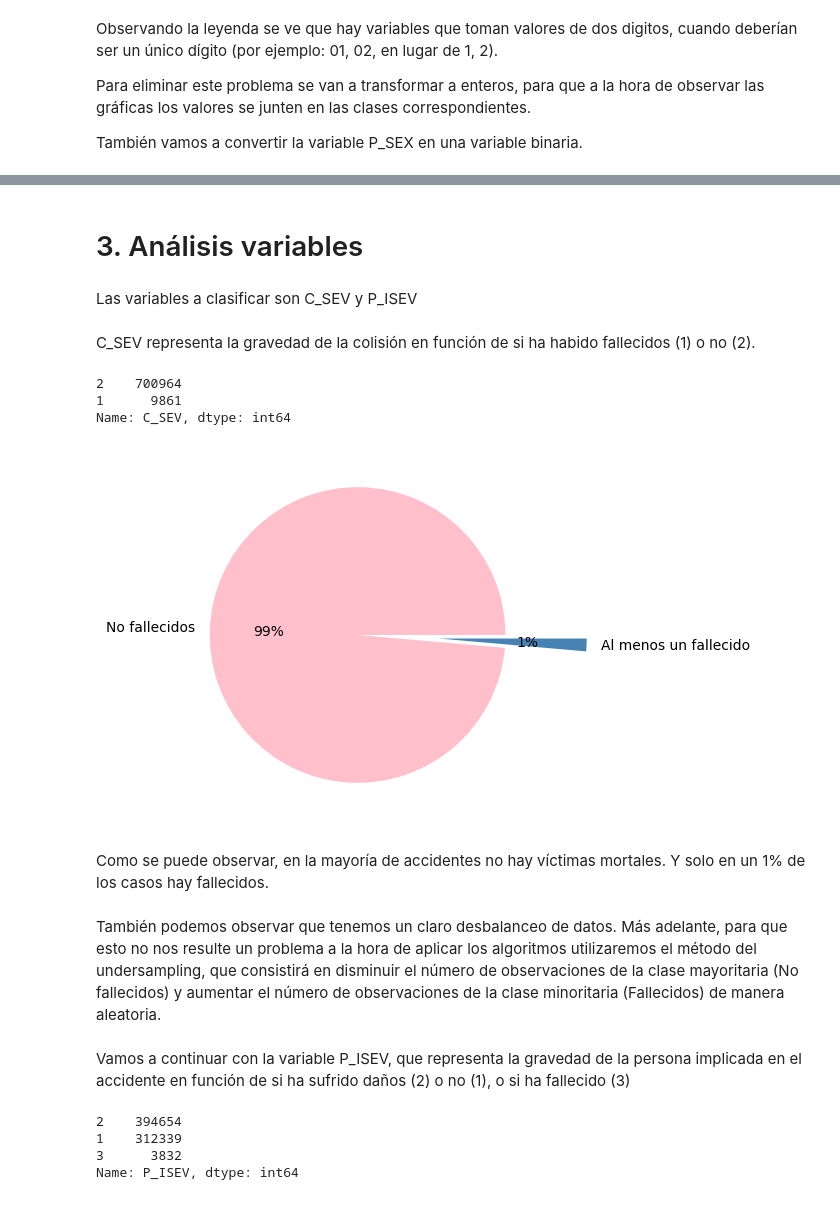
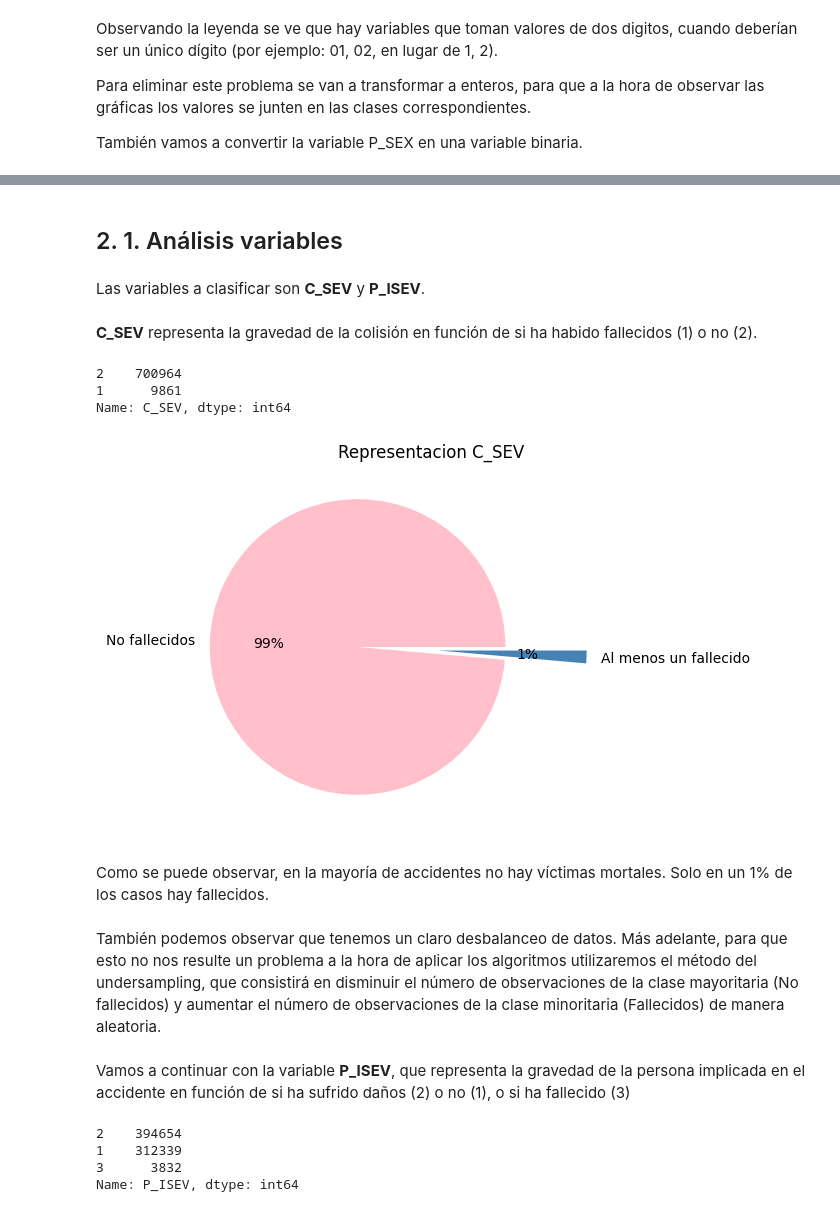
Before and after one commit to SaraCaballeroSan/Proyecto-Accidentes-Canada-Machine-Learning-2023, a Jupyter notebook: mach_final.ipynb, the cells around one changed output, grey strips where cells are left out. Cells and saved outputs as stored; diff of their text form; code cells hidden in the pictures.

```diff
--- a/mach_final.ipynb
+++ b/mach_final.ipynb
@@ -300,11 +349,11 @@ P_SAFE    int64
 P_USER    int64
 dtype: object
 # %% [markdown]
-# 3. Análisis variables
+## 2. 1. Análisis variables
 # %% [markdown]
-Las variables a clasificar son C_SEV y P_ISEV
+Las variables a clasificar son **C_SEV** y **P_ISEV**.
 # %% [markdown]
- C_SEV representa la gravedad de la colisión en función de si ha habido fallecidos (1) o no (2).
+ **C_SEV** representa la gravedad de la colisión en función de si ha habido fallecidos (1) o no (2).
 # %%
 df['C_SEV'].astype('category')
 df['C_SEV'].value_counts()
@@ -315,18 +364,19 @@ Name: C_SEV, dtype: int64
 # %%
 y= (list(df['C_SEV'].value_counts()))
 mylabels=['No fallecidos','Al menos un fallecido']
 colors=['pink','steelblue']
 explode = (0.5, 0.05)
 plt.pie(y,labels=mylabels,autopct='%.0f%%',colors=colors,explode=explode)
+plt.title('Representacion C_SEV')
 plt.show()
 # %% [output]
-[figure, old version]
+[figure, new version]
 # %% [markdown]
-Como se puede observar, en la mayoría de accidentes no hay víctimas mortales. Y solo en un 1% de los casos hay fallecidos.
+Como se puede observar, en la mayoría de accidentes no hay víctimas mortales. Solo en un 1% de los casos hay fallecidos.
 # %% [markdown]
 También podemos observar que tenemos un claro desbalanceo de datos. Más adelante, para que esto no nos resulte un problema a la hora de aplicar los algoritmos utilizaremos el método del undersampling, que consistirá en disminuir el número de observaciones de la clase mayoritaria (No fallecidos) y aumentar el número de observaciones de la clase minoritaria (Fallecidos) de manera aleatoria.
 # %% [markdown]
-Vamos a continuar con la variable P_ISEV, que representa la gravedad de la persona implicada en el accidente en función de si ha sufrido daños (2) o no (1), o si ha fallecido (3)
+Vamos a continuar con la variable **P_ISEV**, que representa la gravedad de la persona implicada en el accidente en función de si ha sufrido daños (2) o no (1), o si ha fallecido (3)
 # %%
 df['P_ISEV'].astype('category')
 df['P_ISEV'].value_counts()
```
Also changed, not shown: parts of 200 cells of this notebook.
